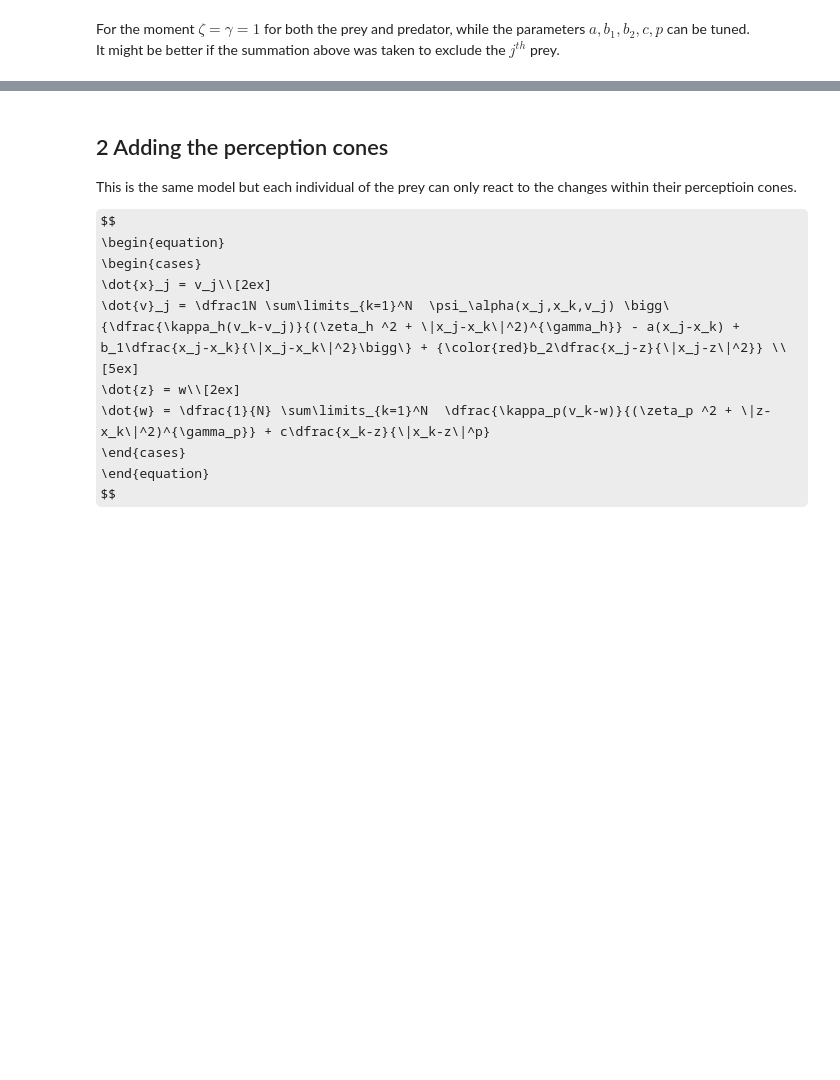
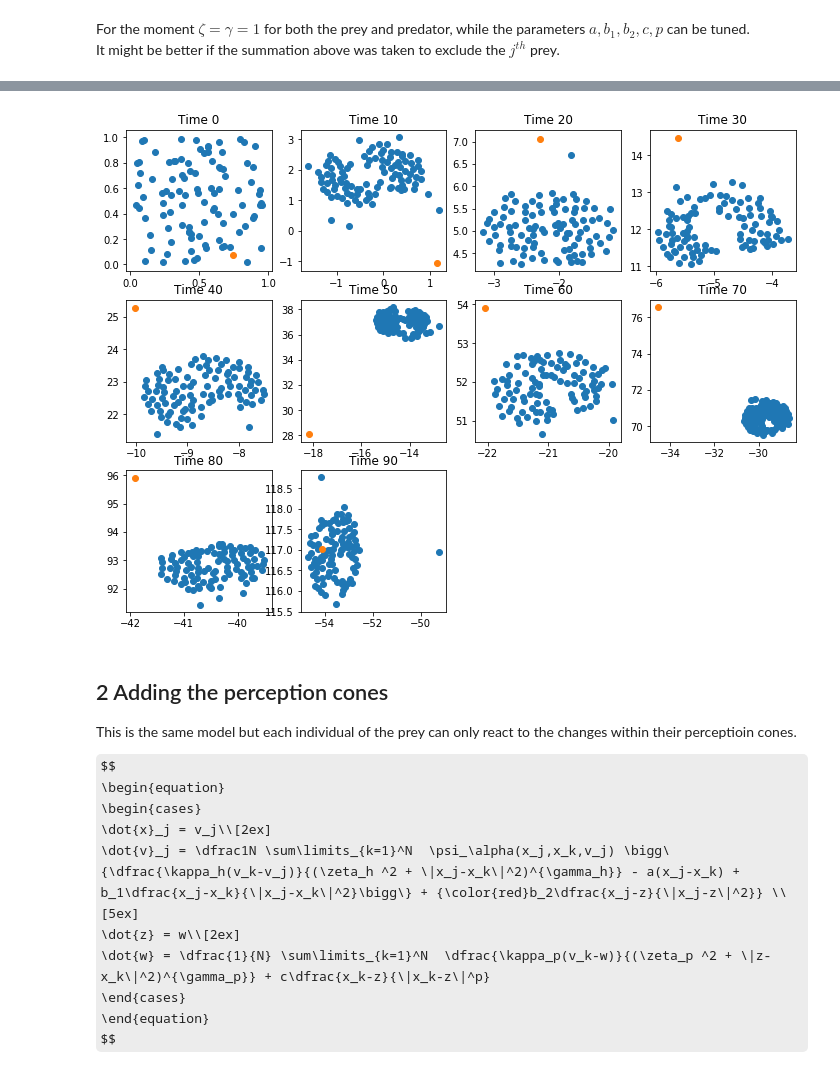
Before and after one commit to isomorphicdude/Summer2022UROP, a Jupyter notebook: improvements.ipynb, the cells around one changed output, grey strips where cells are left out. Drawn from its saved outputs; the diff is of its cells as text; code cells hidden in the pictures; some formulas as TeX source; blank space fills up the shorter version.

```diff
--- a/improvements.ipynb
+++ b/improvements.ipynb
@@ -119,3 +120,7 @@ multiPlot(case1, None, True)
+# %%
+multiPlot(case3, None, True)
+# %% [output]
+[figure, added]
 # %% [markdown]
 ## 2 Adding the perception cones
 
```
Also changed, not shown: parts of 19 cells of this notebook.
